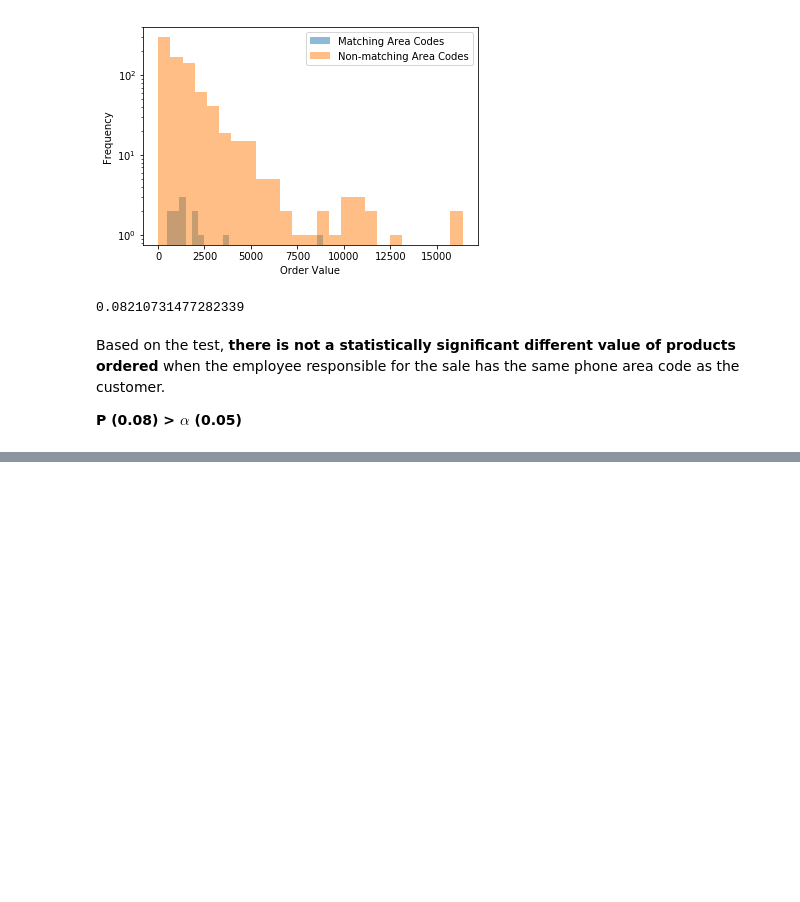
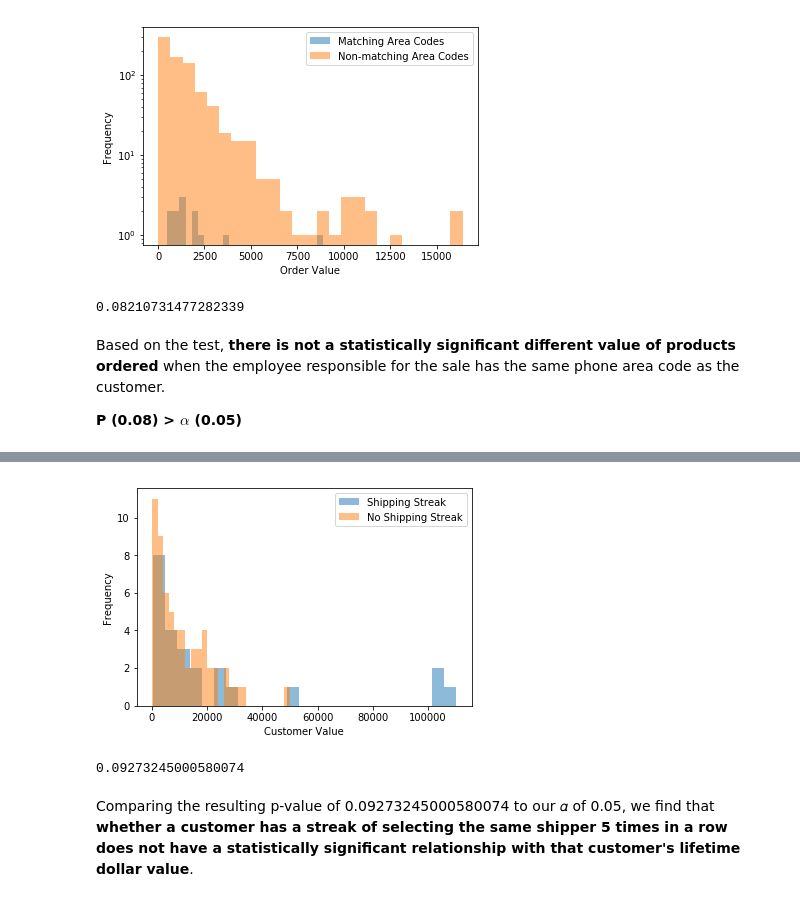
Before and after one commit to partytax/dsc-2-final-project-online-ds-pt-112618, a Jupyter notebook: work.ipynb, the cells around one changed output, grey strips where cells are left out. Cells and saved outputs as stored; diff of their text form; code cells hidden in the pictures; blank space fills up the shorter version.

```diff
--- a/work.ipynb
+++ b/work.ipynb
@@ -400,0 +520,11 @@ c.execute('''pragma table_info(Product)''').fetchall()
+# %%
+q4 = pd.DataFrame(c.execute('''
+    SELECT CustomerId, OrderDate, UnitPrice, Quantity, Discount, ShipVia
+      FROM [Order]
+INNER JOIN Customer ON [Order].CustomerId = Customer.Id
+INNER JOIN OrderDetail on [Order].Id = OrderDetail.OrderId
+  ORDER BY CustomerId, OrderDate
+''').fetchall())
+
+#Copy column names from SQL database to Pandas DataFrame
+q4.columns = [d[0] for d in c.description]
@@ -400,0 +607,5 @@ c.execute('''pragma table_info(Product)''').fetchall()
+# %%
+#Separate DataFrame into shippers with and without streaks of using the same shipper 5x
+q4_processed_streak = list(q4_processed[q4_processed['ShippingStreak']>=5]['CustomerValue'])
+# %%
+q4_processed_nostreak = list(q4_processed[q4_processed['ShippingStreak']<5]['CustomerValue'])
@@ -400,0 +632,16 @@ c.execute('''pragma table_info(Product)''').fetchall()
+# %%
+plt.hist(q4_processed_streak, alpha=0.5, label='Shipping Streak', bins=25)
+plt.hist(q4_processed_nostreak, alpha=0.5, label='No Shipping Streak', bins=25)
+plt.legend()
+plt.xlabel('Customer Value')
+plt.ylabel('Frequency')
+plt.show()
+# %% [output]
+[figure, added]
+# %%
+q4_result = stats.ttest_ind(q4_processed_streak, q4_processed_nostreak, equal_var = False)
+print(q4_result.pvalue)
+# %% [output]
+0.09273245000580074
+# %% [markdown]
+Comparing the resulting p-value of 0.09273245000580074 to our 𝛼 of 0.05, we find that **whether a customer has a streak of selecting the same shipper 5 times in a row does not have a statistically significant relationship with that customer's lifetime dollar value**.
```
Also changed, not shown: parts of 46 cells of this notebook, 5 other files.
